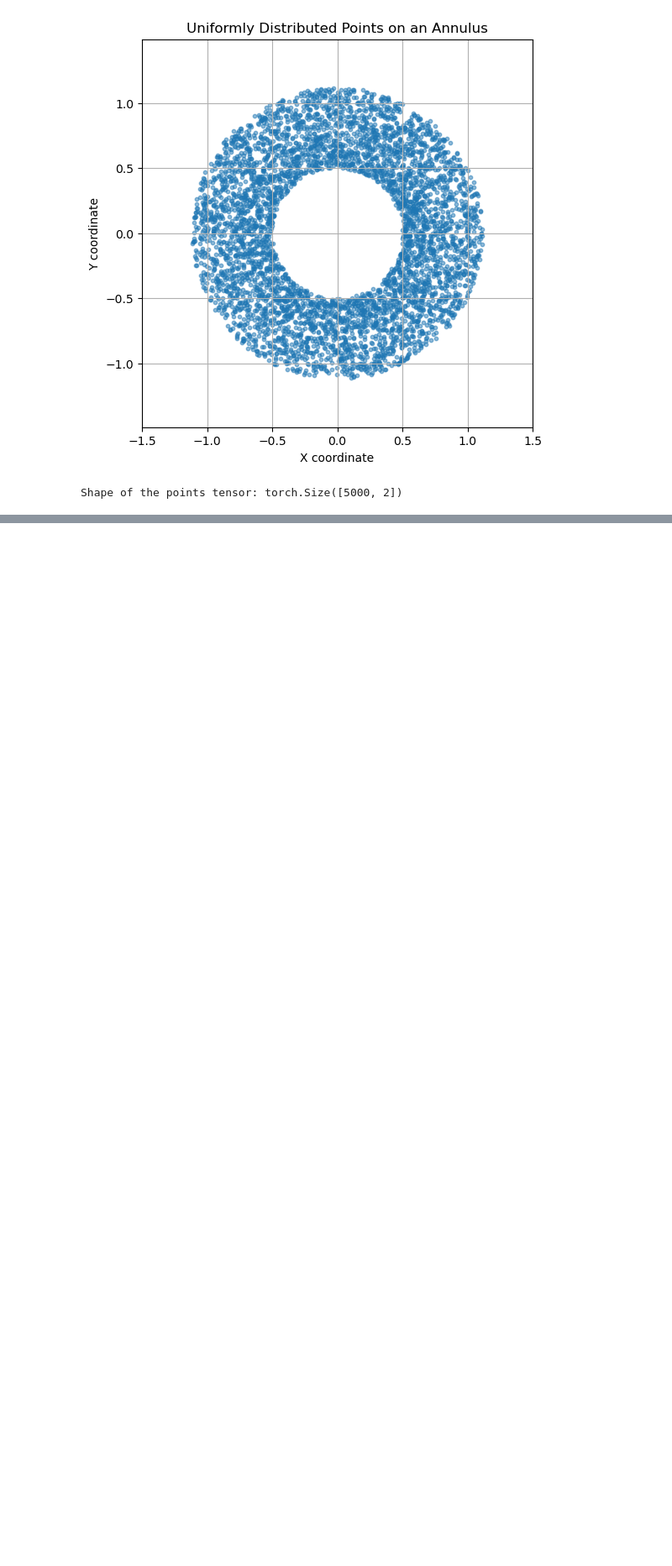
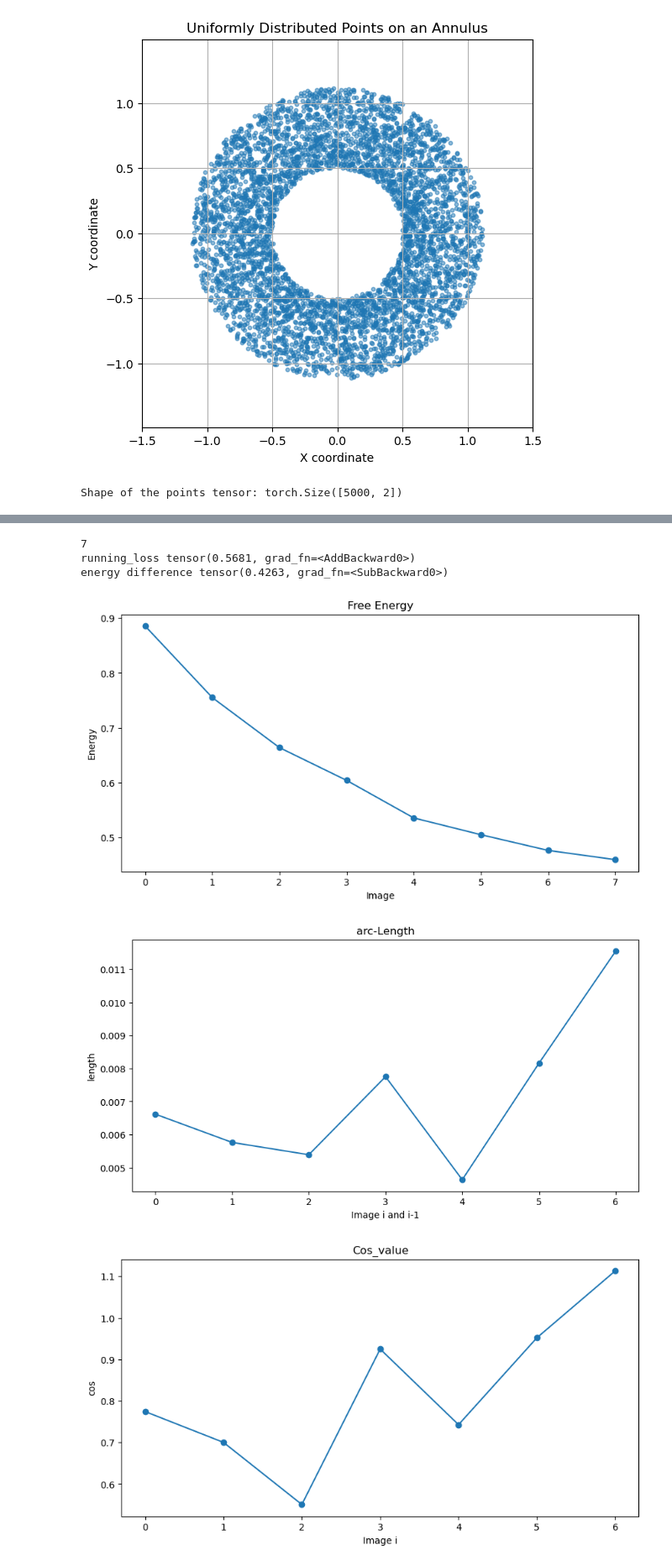
Before and after one commit to cliu687/Generative-String-Net, a Jupyter notebook: src/test.ipynb, the cells around one changed output, grey strips where cells are left out. Shown at 84% size. Drawn from its saved outputs; the diff is of its cells as text; code cells hidden in the pictures; blank space fills up the shorter version.

```diff
--- a/src/test.ipynb
+++ b/src/test.ipynb
@@ -567,0 +558,68 @@ print(torch.sum(part[:,i,:]-z_K)) tensor(0., grad_fn=<SumBackward0>)
+# %%
+hist   = hist_gen
+part = torch.cat(hist).reshape(len(hist), hist[0].shape[0], hist[0].shape[-1]).permute(1,0,2) # B x K x d
+K    = part.shape[1]
+I = torch.arange(0, K, step=4)
+part = part[:,I,:]
+K = part.shape[1]-1
+I = torch.arange(K)
+running_loss = 0
+print(K)
+
+Energy_seq = torch.zeros(K+1)
+Energy_seq[0]=Energy(part[:,0,:])
+
+action_seq = torch.zeros(K)
+arclength_seq = torch.zeros(K)
+cosvalue = torch.zeros(K)
+for i in range(1,K+1):
+
+    energy = Energy(part[:,i,:])
+    Energy_seq[i] = energy
+    arclength2 = torch.mean(torch.norm(part[:,i,:] - part[:,i-1,:], dim=[1])**2)
+    arclength_seq[i-1] = arclength2
+    gradF2 = GradF2(part[:,i,:])
+    running_loss += torch.sqrt(gradF2 * arclength2)
+    action_seq[i-1] = torch.sqrt(gradF2 * arclength2)
+    cosvalue[i-1] = torch.sqrt((Energy_seq[i]-Energy_seq[i-1])**2 / (gradF2 * arclength2) )
+
+print('running_loss',running_loss)
+
+print('energy difference', Energy_seq.max()-Energy_seq.min())
+plt.figure(figsize=(10, 5))  # 设置图形的大小
+plt.plot(Energy_seq.data.cpu().numpy(), marker='o')  # marker='o' 添加圆点标记每个数据点
+plt.title('Free Energy')  # 添加标题
+plt.xlabel('Image')  # 添加横轴标签
+plt.ylabel('Energy')  # 添加纵轴标签
+plt.show()  # 显示图形
+
+# 绘制折线图
+plt.figure(figsize=(10, 5))  # 设置图形的大小
+plt.plot(arclength_seq.data.cpu().numpy(), marker='o')  # marker='o' 添加圆点标记每个数据点
+plt.title('arc-Length')  # 添加标题
+plt.xlabel('Image i and i-1')  # 添加横轴标签
+plt.ylabel('length')  # 添加纵轴标签
+plt.show()  # 显示图形
+
+# 绘制折线图
+plt.figure(figsize=(10, 5))  # 设置图形的大小
+plt.plot(cosvalue.data.cpu().numpy(), marker='o')  # marker='o' 添加圆点标记每个数据点
+plt.title('Cos_value')  # 添加标题
+plt.xlabel('Image i')  # 添加横轴标签
+plt.ylabel('cos')  # 添加纵轴标签
+plt.show()  # 显示图形
+
+# 绘制折线图
+plt.figure(figsize=(10, 5))  # 设置图形的大小
+plt.plot(action_seq.data.cpu().numpy(), marker='o')  # marker='o' 添加圆点标记每个数据点
+plt.title('action_seq')  # 添加标题
+plt.xlabel('Image i')  # 添加横轴标签
+plt.ylabel('action')  # 添加纵轴标签
+plt.show()  # 显示图形
+# %% [output]
+7
+running_loss tensor(0.5681, grad_fn=<AddBackward0>)
+energy difference tensor(0.4263, grad_fn=<SubBackward0>)
+[figure, added]
+[figure, added]
+[figure, added]
```
Also changed, not shown: parts of 5 cells of this notebook, 2 other files.
